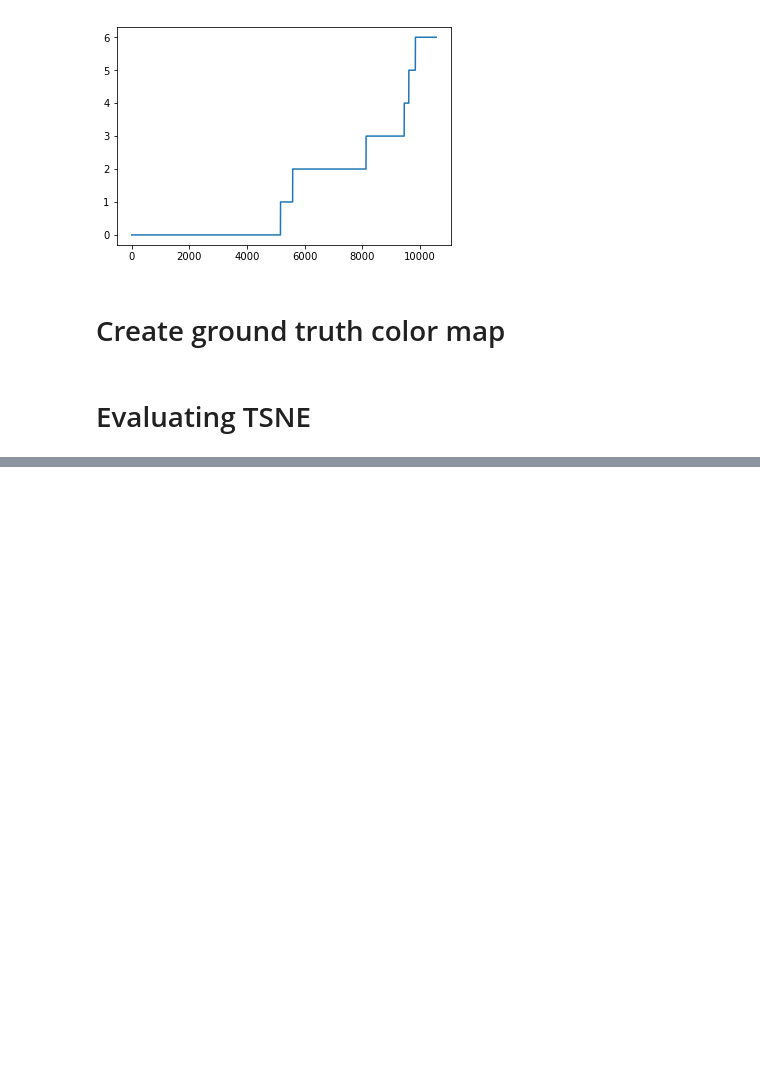
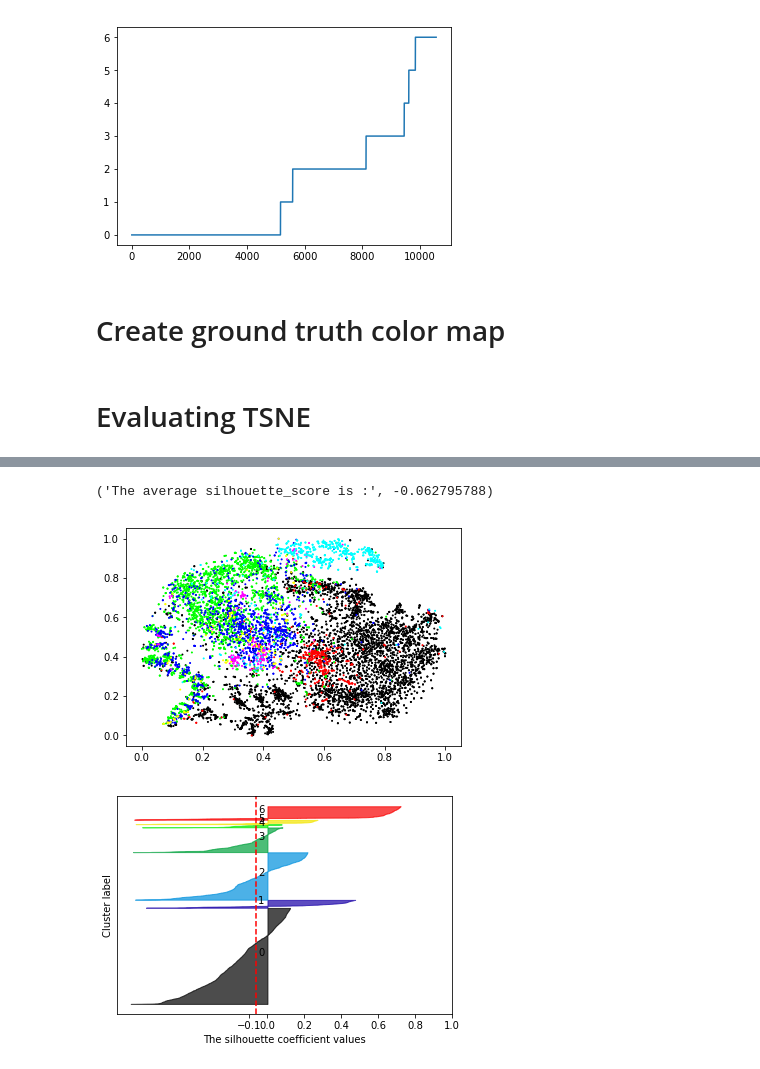
Before and after one commit to AvneeshSarwate/klustr, a Jupyter notebook: audioNotebooks/Clustering Evaluation TNSE.ipynb, the cells around one changed output, grey strips where cells are left out. Cells and saved outputs as stored; diff of their text form; code cells hidden in the pictures; blank space fills up the shorter version.

```diff
--- a/audioNotebooks/Clustering Evaluation TNSE.ipynb
+++ b/audioNotebooks/Clustering Evaluation TNSE.ipynb
@@ -197,0 +279,11 @@ def get_scaled_tsne_embeddings(features, perplexity, iteration):
+# %%
+plt.scatter(tnse_embeddings_MIR[0].T[0],
+                    tnse_embeddings_MIR[0].T[1],
+                    c=colorMap,
+                    s=1)
+computeSilCoeff(tnse_embeddings_MIR[0],y_data)
+plotSampleSilCoeff(tnse_embeddings_MIR[0], y_data, "TSNE MIR")
+# %% [output]
+('The average silhouette_score is :', -0.062795788)
+[figure, added]
+[figure, added]
```
Also changed, not shown: parts of 33 cells of this notebook, 4 other files.
